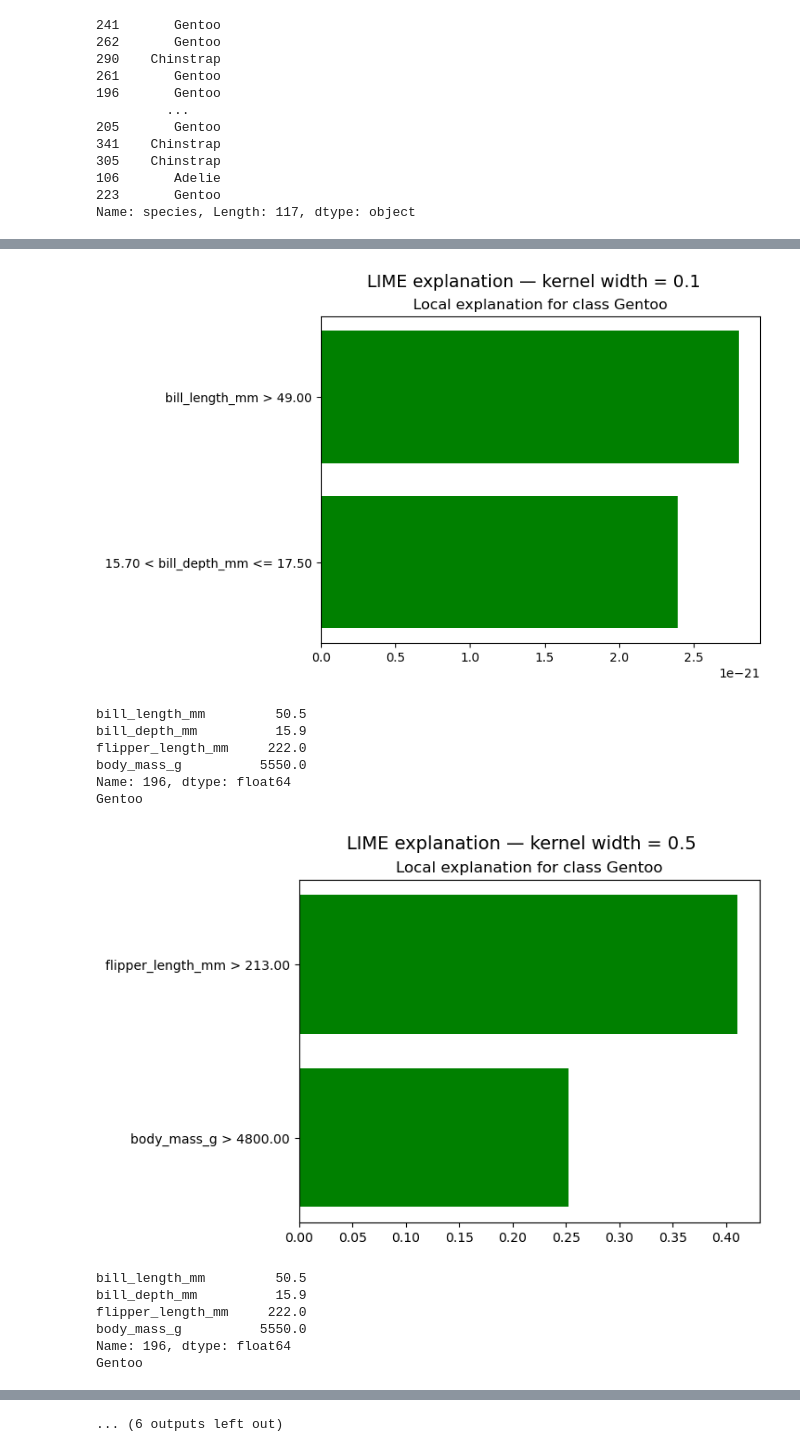
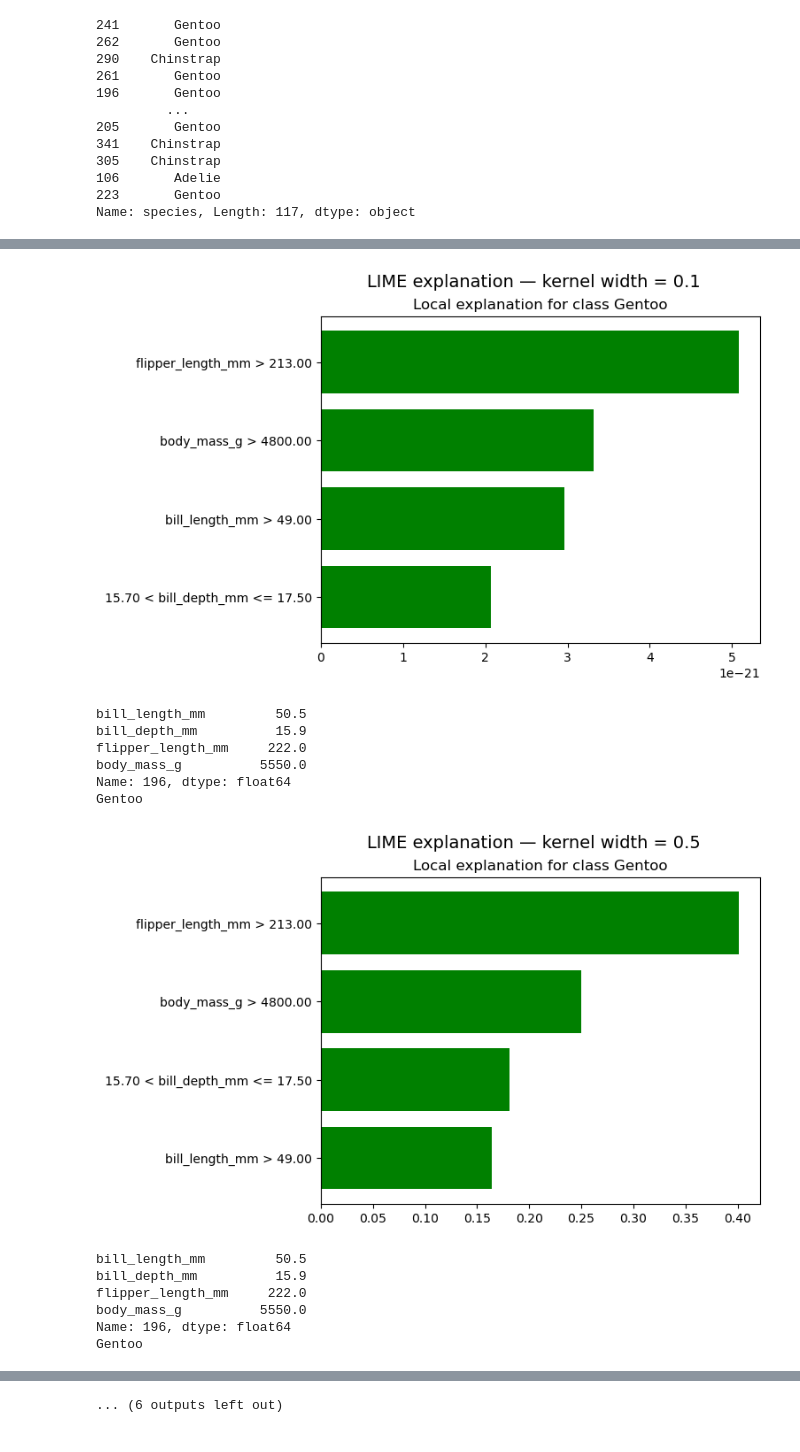
Before and after one commit to krsleon/explainableAI, a Jupyter notebook: content/projekte/Explainable AI/lime.ipynb, the cells around one changed output, grey strips where cells are left out. Drawn from its saved outputs; the diff is of its cells as text; code cells hidden in the pictures.

```diff
--- a/content/projekte/Explainable AI/lime.ipynb
+++ b/content/projekte/Explainable AI/lime.ipynb
@@ -186,36 +186,36 @@ for k in kernel_widths:
     explanation = explainer.explain_instance(
         data_row=instance_to_explain,      # The instance you want to explain
         predict_fn=prediction_function,             # The prediction function defined above
-        num_features=2,   # Max number of features in the explanation
+        num_features=4,   # Max number of features in the explanation
         num_samples=5000,                   # Number of samples to generate for perturbation
         top_labels=1                        #(to explain only the top predicted class)
     )
 
     fig = explanation.as_pyplot_figure(
         label=predicted_class_idx
     )
 
     fig.suptitle(
         f"LIME explanation — kernel width = {k}",
         fontsize=14
     )
 
     plt.show()
 # %% [output]
 bill_length_mm         50.5
 bill_depth_mm          15.9
 flipper_length_mm     222.0
 body_mass_g          5550.0
 Name: 196, dtype: float64
 Gentoo
-[figure, old version]
+[figure, new version]
 bill_length_mm         50.5
 bill_depth_mm          15.9
 flipper_length_mm     222.0
 body_mass_g          5550.0
 Name: 196, dtype: float64
 Gentoo
-[figure, old version]
+[figure, new version]
 bill_length_mm         50.5
 bill_depth_mm          15.9
 flipper_length_mm     222.0
```
Also changed, not shown: parts of 1 cell of this notebook, 1 other file.
